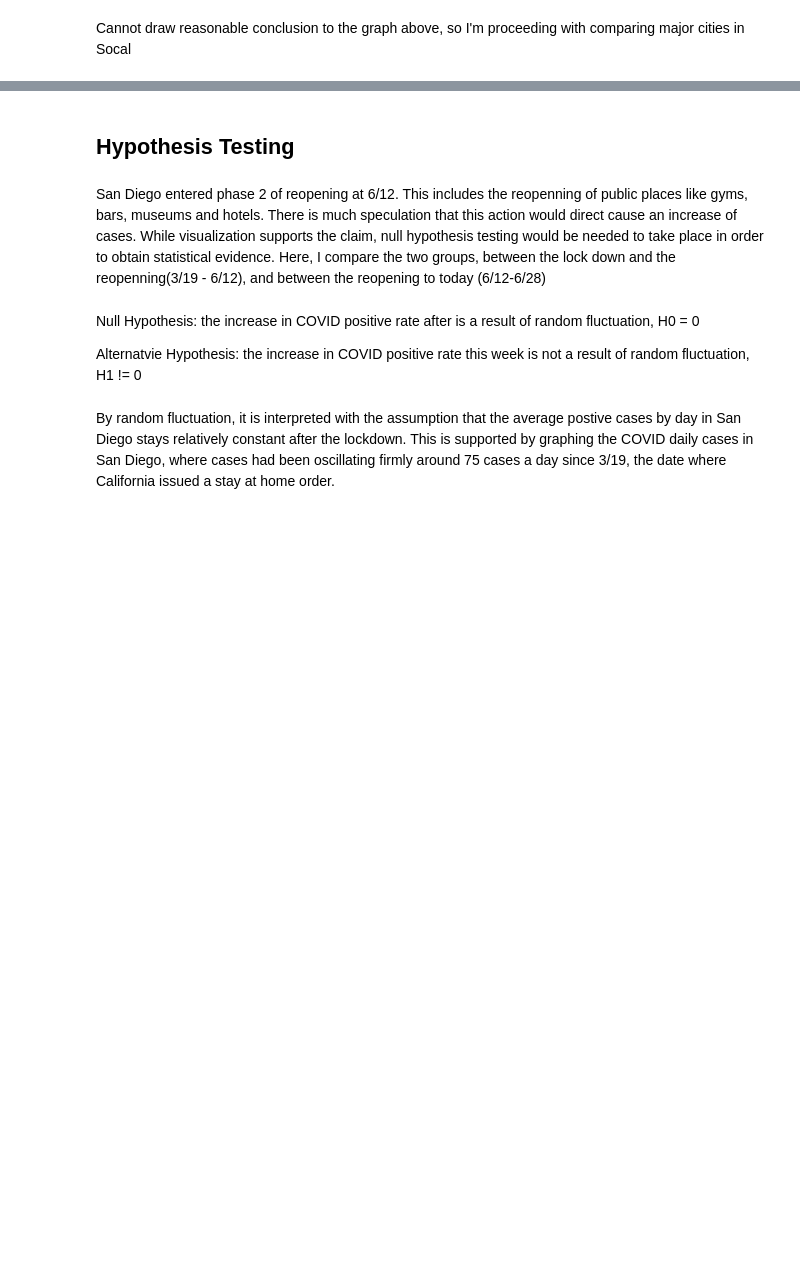
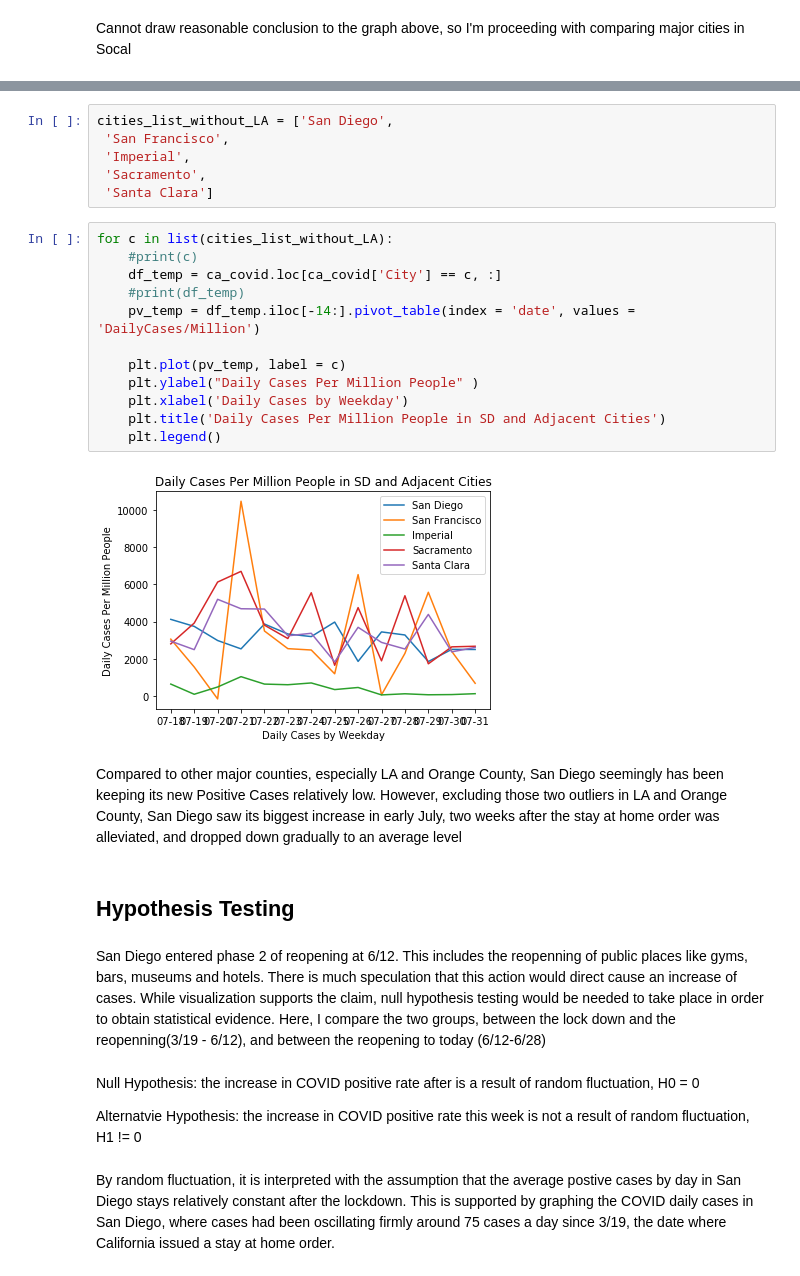
Before and after one commit to waychang626/Summer-2020-Projects-, a Jupyter notebook: COVID19-Project/COVID_SD.ipynb, the cells around one changed output, grey strips where cells are left out. Drawn from its saved outputs; the diff is of its cells as text; blank space fills up the shorter version.

```diff
--- a/COVID19-Project/COVID_SD.ipynb
+++ b/COVID19-Project/COVID_SD.ipynb
@@ -258,3 +337,25 @@ Cannot draw reasonable conclusion to the graph above, so I'm proceeding with com
+# %%
+cities_list_without_LA = ['San Diego',
+ 'San Francisco',
+ 'Imperial',
+ 'Sacramento',
+ 'Santa Clara']
+# %%
+for c in list(cities_list_without_LA):
+    #print(c)
+    df_temp = ca_covid.loc[ca_covid['City'] == c, :]
+    #print(df_temp)
+    pv_temp = df_temp.iloc[-14:].pivot_table(index = 'date', values = 'DailyCases/Million')
+
+    plt.plot(pv_temp, label = c)
+    plt.ylabel("Daily Cases Per Million People" )
+    plt.xlabel('Daily Cases by Weekday')
+    plt.title('Daily Cases Per Million People in SD and Adjacent Cities')
+    plt.legend()
+# %% [output]
+[figure, added]
+# %% [markdown]
+Compared to other major counties, especially LA and Orange County, San Diego seemingly has been keeping its new Positive Cases relatively low. However, excluding those two outliers in LA and Orange County, San Diego saw its biggest increase in early July, two weeks after the stay at home order was alleviated, and dropped down gradually to an average level
 # %% [markdown]
 ## Hypothesis Testing
 # %% [markdown]
```
Also changed, not shown: parts of 24 cells of this notebook, 2 other files.
